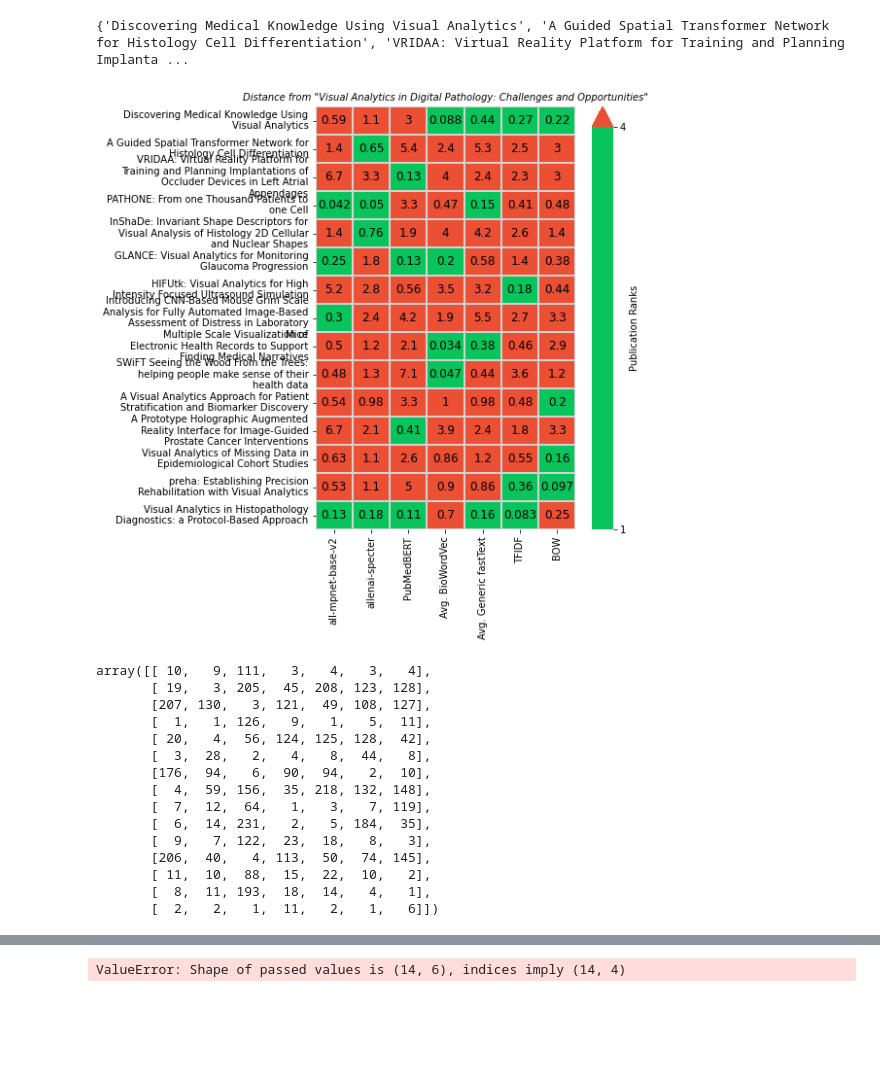
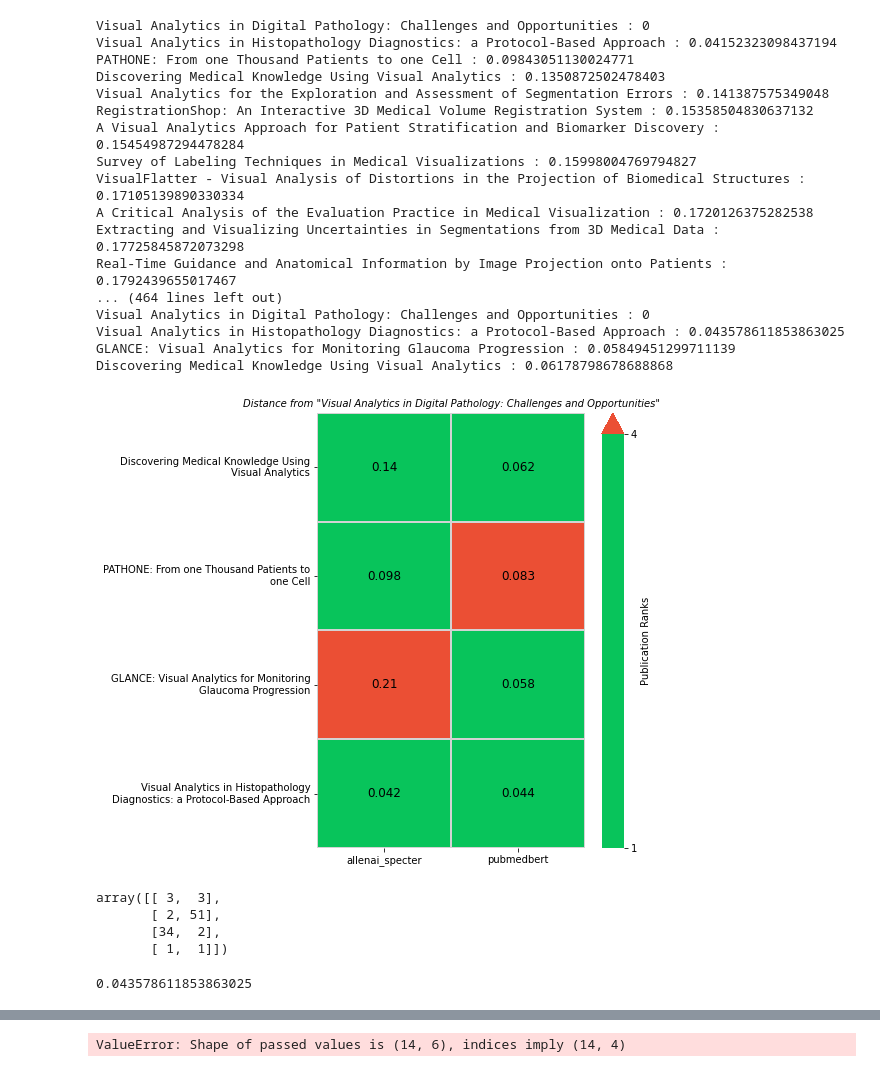
Before and after one commit to pruthvi-hegde/biomedvis, a Jupyter notebook: notebooks/k_neighbours.ipynb, the cells around one changed output, grey strips where cells are left out. Cells and saved outputs as stored; diff of their text form; code cells hidden in the pictures; blank space fills up the shorter version.

```diff
--- a/notebooks/k_neighbours.ipynb
+++ b/notebooks/k_neighbours.ipynb
@@ -12,7 +12,7 @@ from matplotlib import pyplot as plt
 from matplotlib.colors import ListedColormap
 
 
-def distance(x1, y1, x2, y2):
+def distance_2d(x1, y1, x2, y2):
     return ((x1 - x2) ** 2 + (y1 - y2) ** 2) ** (1 / 2)
 
 
@@ -26,7 +26,7 @@ def kClosest(points, target, K):
 
     for i in range(n):
         d.append({
-            "first": distance(points[i][0], points[i][1], target[0], target[1]),
+            "first": distance_2d(points[i][0], points[i][1], target[0], target[1]),
             "second": i
         })
 
@@ -42,6 +42,7 @@ def kClosest(points, target, K):
 
     return dict(zip(position, dist))
 # %%
+
 # Function to calculate K closest points
 from scipy.spatial import distance
 
@@ -61,27 +62,23 @@ def kClosest_high(points, target, K):
 
     d = sorted(d, key=lambda l: l["first"])
 
+    pt = []
     for i in range(K):
-        pt = []
         dist.append(d[i]["first"])
         position.append(d[i]["second"])
-        pt.append(points[d[i]["second"]][0])
-        pt.append(points[d[i]["second"]][1])
-        pts.append(pt)
-
+        # pt.append(points[d[i]["second"]])
     return dict(zip(position, dist))
 # %%
 def load_points(model, article, k):
-    f = open(f'../embeddings/low_dimension/{model}_low_dim.json')
+    f = open(f'../embeddings/high_dimension/{model}_high_dim.json')
     data = json.load(f)
     target = data[article]
     articles_title = list(data.keys())
     corpus_embedding = list(data.values())
-    corpus_embedding = corpus_embedding
-    closest_points = kClosest(corpus_embedding, target, k)
+    closest_points = kClosest_high(corpus_embedding, target, k)
     near_values = {}
     for k in closest_points.keys():
-        # if(closest_points[k] != 0.0):
+        print(articles_title[k], ':', closest_points[k])
         near_values[articles_title[k]] = closest_points[k]
     return near_values
 # %%
@@ -90,14 +87,14 @@ def draw_plot(target_title, K):
     #           'generic_fasttext']
     # model_names = ['all-mpnet-base-v2', 'allenai-specter', 'BioWordVec',
     #           'Generic fastText']
-    models = ['all_mpnet_base_v2', 'allenai_specter', 'pubmedbert', 'biowordvec', 'generic_fasttext', 'tfidf', 'bow']
-    model_names = ['all-mpnet-base-v2', 'allenai-specter', 'PubMedBERT', 'Avg. BioWordVec', 'Avg. Generic fastText',
-                   'TFIDF', 'BOW']
+    # models = ['all_mpnet_base_v2', 'allenai_specter', 'pubmedbert', 'biowordvec', 'generic_fasttext', 'tfidf', 'bow']
+    # model_names = ['all-mpnet-base-v2', 'allenai-specter', 'PubMedBERT', 'Avg. BioWordVec', 'Avg. Generic fastText',
+    #                'TFIDF', 'BOW']
     # models = ['biowordvec', 'generic_fasttext']
     # model_names = ['Avg. BioWordVec', 'Avg. Generic fastText']
     # models = ['allenai_specter','all_mpnet_base_v2']
-    # model_names = ['allenai-specter','all-mpnet-base-v2']
-    # models = ['allenai_specter']
+    model_names = ['allenai_specter', 'pubmedbert']
+    models = ['allenai_specter', 'pubmedbert']
 
     all_points = {model: load_points(model, target_title, k=236) for model in models}
     points = {model: load_points(model, target_title, k=K) for model in models}
@@ -117,7 +114,6 @@ def draw_plot(target_title, K):
         index_a.append(a)
         all_dist.append(item)
 
-    print(allkey)
     A = np.array(all_dist)
     B = np.array(index_a)
     avg = np.average(A, axis=0)
@@ -142,24 +138,29 @@ def draw_plot(target_title, K):
     return B
 # %%
 target_title1 = "Visual Analytics in Digital Pathology: Challenges and Opportunities"
-B = draw_plot(target_title1, 5)
+B = draw_plot(target_title1, 4)
 B = np.array(B)
 B
 # %% [output]
-{'Discovering Medical Knowledge Using Visual Analytics', 'A Guided Spatial Transformer Network for Histology Cell Differentiation', 'VRIDAA: Virtual Reality Platform for Training and Planning Implanta ...
+Visual Analytics in Digital Pathology: Challenges and Opportunities : 0
+Visual Analytics in Histopathology Diagnostics: a Protocol-Based Approach : 0.04152323098437194
+PATHONE: From one Thousand Patients to one Cell : 0.09843051130024771
+Discovering Medical Knowledge Using Visual Analytics : 0.1350872502478403
+Visual Analytics for the Exploration and Assessment of Segmentation Errors : 0.141387575349048
+RegistrationShop: An Interactive 3D Medical Volume Registration System : 0.15358504830637132
+A Visual Analytics Approach for Patient Stratification and Biomarker Discovery : 0.15454987294478284
+Survey of Labeling Techniques in Medical Visualizations : 0.15998004769794827
+VisualFlatter - Visual Analysis of Distortions in the Projection of Biomedical Structures : 0.17105139890330334
+A Critical Analysis of the Evaluation Practice in Medical Visualization : 0.1720126375282538
+Extracting and Visualizing Uncertainties in Segmentations from 3D Medical Data : 0.17725845872073298
+Real-Time Guidance and Anatomical Information by Image Projection onto Patients : 0.1792439655017467
+... (464 lines left out)
+Visual Analytics in Digital Pathology: Challenges and Opportunities : 0
+Visual Analytics in Histopathology Diagnostics: a Protocol-Based Approach : 0.043578611853863025
+GLANCE: Visual Analytics for Monitoring Glaucoma Progression : 0.05849451299711139
+Discovering Medical Knowledge Using Visual Analytics : 0.06178798678688868
-[figure, old version]
+[figure, new version]
-array([[ 10,   9, 111,   3,   4,   3,   4],
-       [ 19,   3, 205,  45, 208, 123, 128],
-       [207, 130,   3, 121,  49, 108, 127],
-       [  1,   1, 126,   9,   1,   5,  11],
-       [ 20,   4,  56, 124, 125, 128,  42],
-       [  3,  28,   2,   4,   8,  44,   8],
-       [176,  94,   6,  90,  94,   2,  10],
-       [  4,  59, 156,  35, 218, 132, 148],
-       [  7,  12,  64,   1,   3,   7, 119],
-       [  6,  14, 231,   2,   5, 184,  35],
-       [  9,   7, 122,  23,  18,   8,   3],
-       [206,  40,   4, 113,  50,  74, 145],
-       [ 11,  10,  88,  15,  22,  10,   2],
-       [  8,  11, 193,  18,  14,   4,   1],
-       [  2,   2,   1,  11,   2,   1,   6]])
+array([[ 3,  3],
+       [ 2, 51],
+       [34,  2],
+       [ 1,  1]])
@@ -166,3 +175,11 @@ array([[ 10,   9, 111,   3,   4,   3,   4],
+# %%
+model = "pubmedbert"
+target = "Visual Analytics in Digital Pathology: Challenges and Opportunities"
+paper1 = "Visual Analytics in Histopathology Diagnostics: a Protocol-Based Approach"
+dist = calculate_dist(model, paper1, target)
+dist
+# %% [output]
+0.043578611853863025
 # %%
 with open('../articles_data/all_articles_with_thumbnail_metadata.json') as f:
     papers = json.load(f)
```
Also changed, not shown: parts of 13 cells of this notebook, 3 other files.
